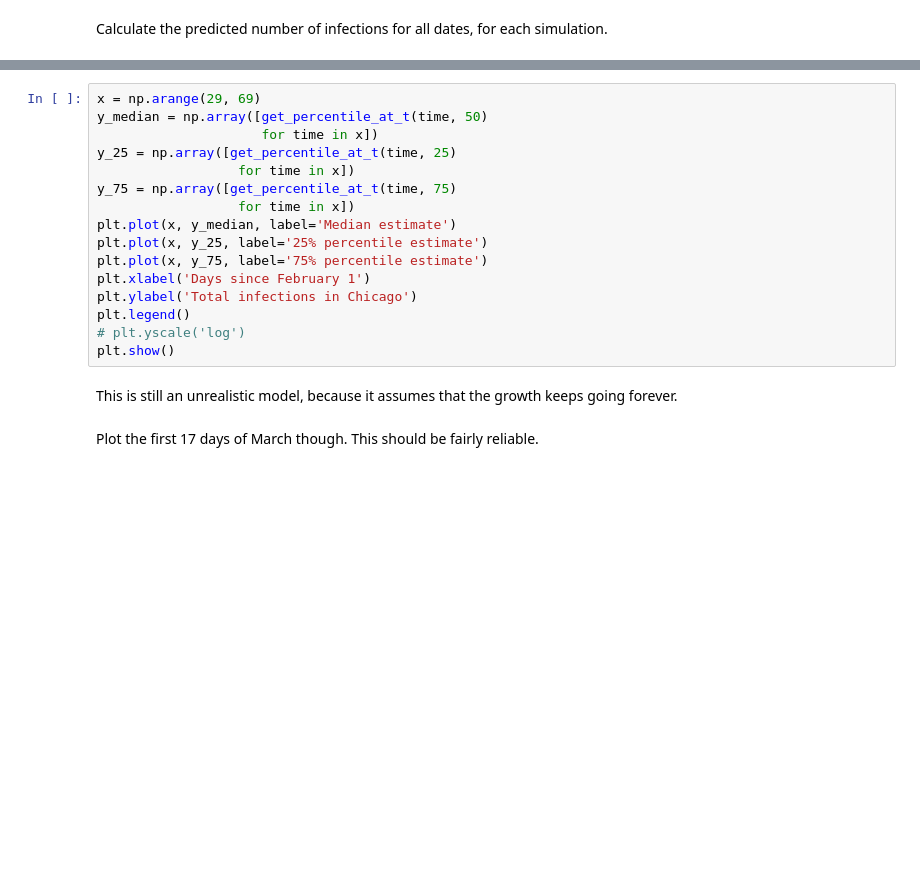
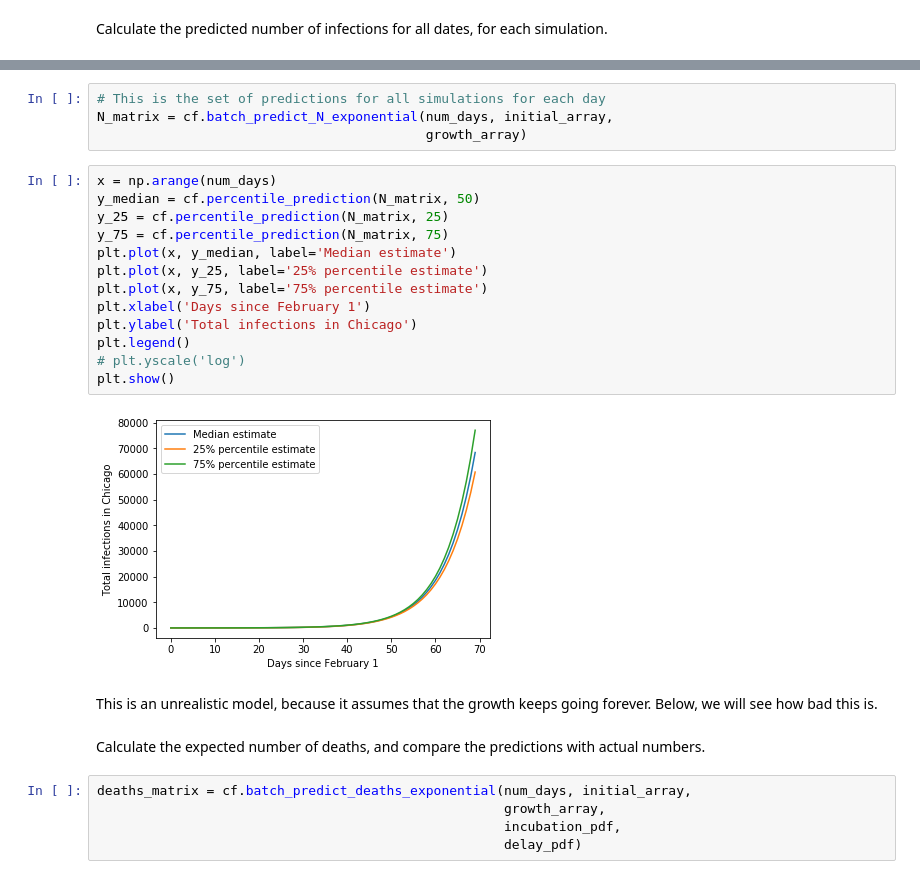
Before and after one commit to Inoueian/covid_19, a Jupyter notebook: notebooks/exponential_model.ipynb, the cells around one changed output, grey strips where cells are left out. Saved outputs shown, nothing was run; the diff lists cells and outputs as text; blank space fills up the shorter version.

Commit message:
Refactor exponential model

```diff
--- a/notebooks/exponential_model.ipynb
+++ b/notebooks/exponential_model.ipynb
@@ -210,21 +179,29 @@ def get_percentile_at_t(time, percent,
+# %%
+# This is the set of predictions for all simulations for each day
+N_matrix = cf.batch_predict_N_exponential(num_days, initial_array,
+                                          growth_array)
 # %%
-x = np.arange(29, 69)
-y_median = np.array([get_percentile_at_t(time, 50)
-                     for time in x])
-y_25 = np.array([get_percentile_at_t(time, 25)
-                  for time in x])
-y_75 = np.array([get_percentile_at_t(time, 75)
-                  for time in x])
+x = np.arange(num_days)
+y_median = cf.percentile_prediction(N_matrix, 50)
+y_25 = cf.percentile_prediction(N_matrix, 25)
+y_75 = cf.percentile_prediction(N_matrix, 75)
 plt.plot(x, y_median, label='Median estimate')
 plt.plot(x, y_25, label='25% percentile estimate')
 plt.plot(x, y_75, label='75% percentile estimate')
 plt.xlabel('Days since February 1')
 plt.ylabel('Total infections in Chicago')
 plt.legend()
 # plt.yscale('log')
 plt.show()
+# %% [output]
+[figure, added]
 # %% [markdown]
-This is still an unrealistic model, because it assumes that the growth keeps going forever.
+This is an unrealistic model, because it assumes that the growth keeps going forever. Below, we will see how bad this is.
-# %% [markdown]
-Plot the first 17 days of March though. This should be fairly reliable.
+# %% [markdown]
+Calculate the expected number of deaths, and compare the predictions with actual numbers.
+# %%
+deaths_matrix = cf.batch_predict_deaths_exponential(num_days, initial_array,
+                                                    growth_array,
+                                                    incubation_pdf,
+                                                    delay_pdf)
 # %%
```
Also changed, not shown: parts of 22 cells of this notebook, 2 other files.
